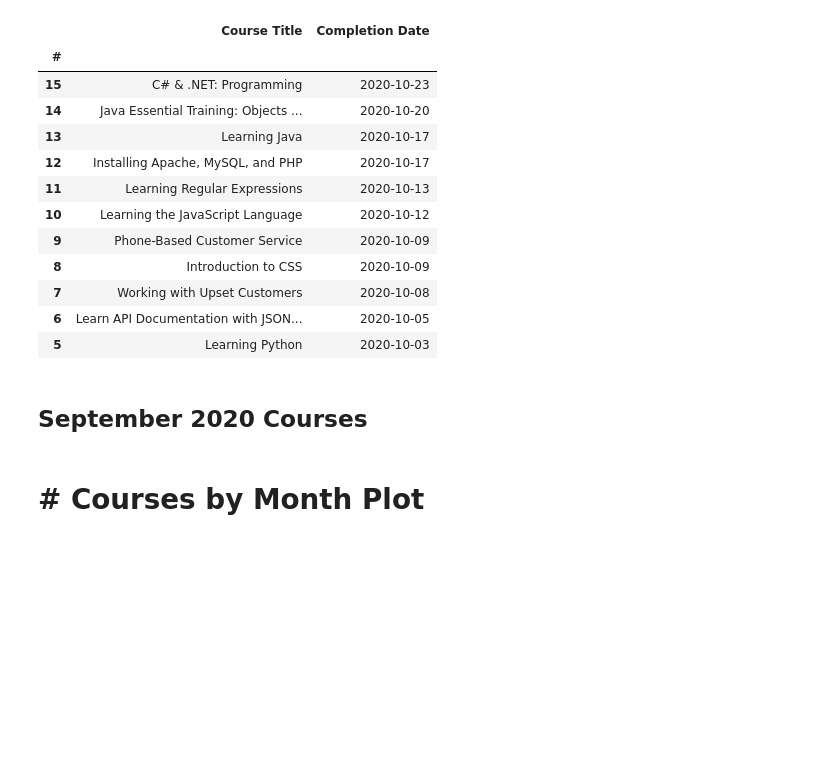
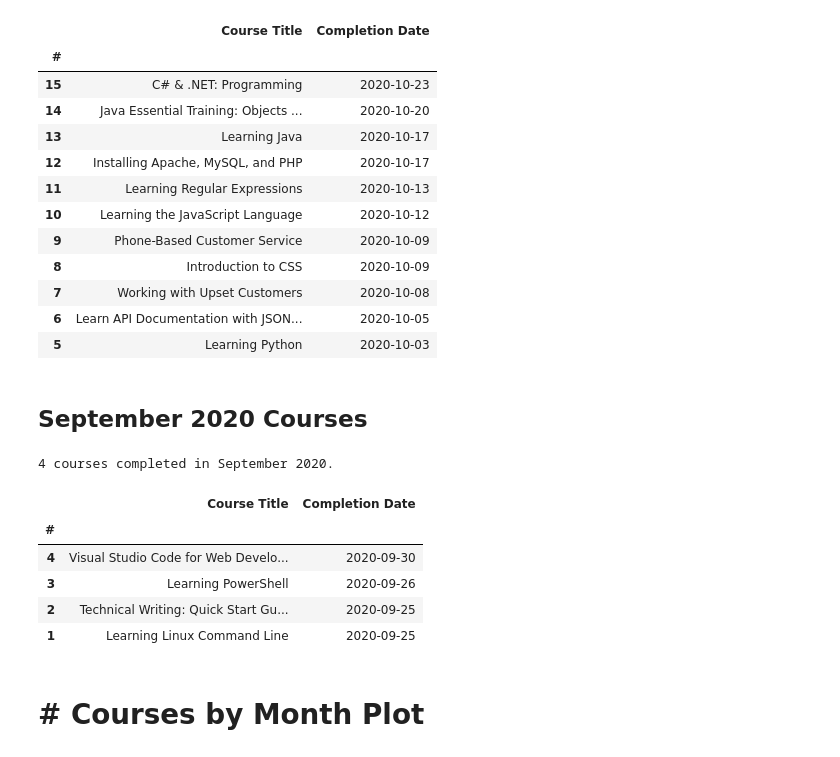
Before and after one commit to rogert8/courses-jnb, a Jupyter notebook: courses.ipynb, the cells around one changed output. Drawn from its saved outputs; the diff is of its cells as text; code cells hidden in the pictures; blank space fills up the shorter version.

```diff
--- a/courses.ipynb
+++ b/courses.ipynb
@@ -223,6 +223,18 @@ oct20_records[['#','Course Title','Completion Date']].set_index('#')
 | 5 | Learning Python | 2020-10-03 |
 # %% [markdown]
 ## September 2020 Courses
+# %%
+sep20_records = cr[cr['Completion Date'].between('2020-09-01','2020-09-30')]
+print(f"\n\n{sep20_records['#'].count()} courses completed in September 2020.\n")
+sep20_records[['#','Course Title','Completion Date']].set_index('#')
+# %% [output]
+4 courses completed in September 2020.
+|  | Course Title | Completion Date |
+| # |  |  |
+| 4 | Visual Studio Code for Web Develo... | 2020-09-30 |
+| 3 | Learning PowerShell | 2020-09-26 |
+| 2 | Technical Writing: Quick Start Gu... | 2020-09-25 |
+| 1 | Learning Linux Command Line | 2020-09-25 |
 # %% [markdown]
 # # Courses by Month Plot
 # %%
```
